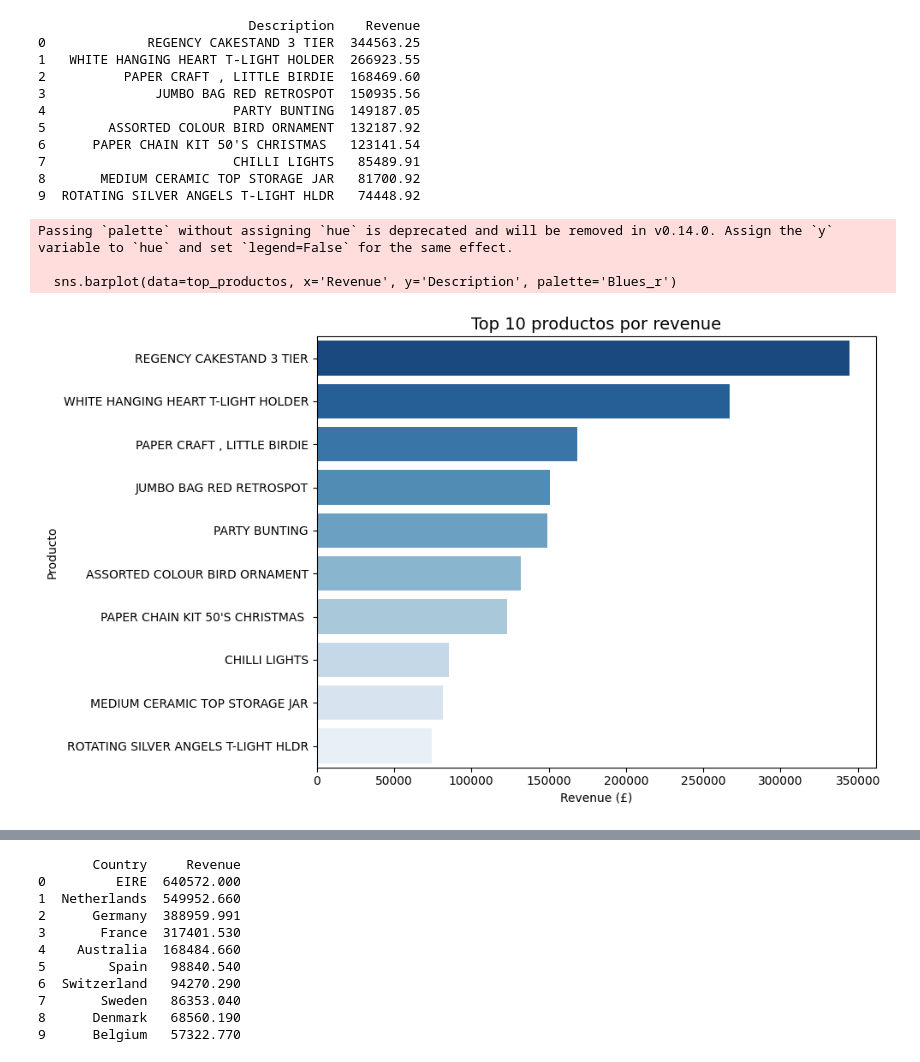
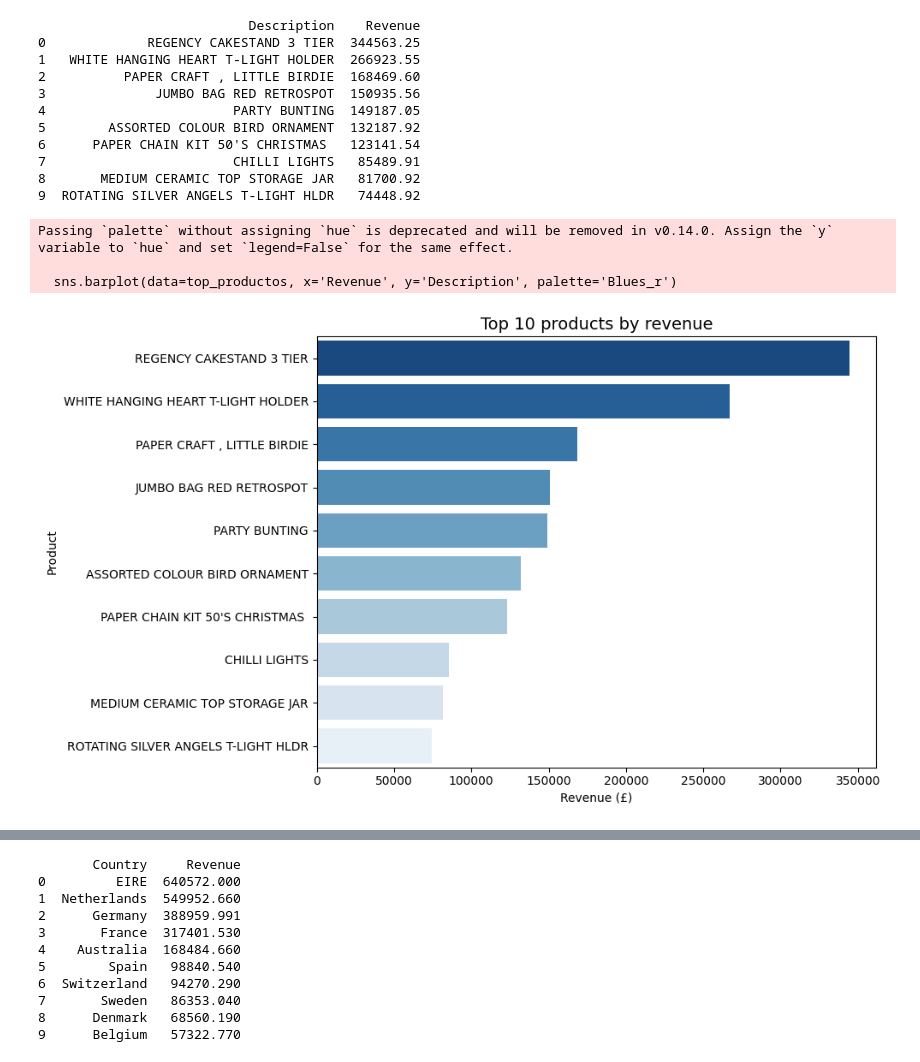
Before and after one commit to lucastellano/online_retail_analytics, a Jupyter notebook: Online_Retail.ipynb, the cells around one changed output, grey strips where cells are left out. Saved outputs shown, nothing was run; the diff lists cells and outputs as text; code cells hidden in the pictures.

```diff
--- a/Online_Retail.ipynb
+++ b/Online_Retail.ipynb
@@ -258,13 +301,13 @@ print(top_productos)
 # %%
 plt.figure(figsize=(10, 6))
 sns.barplot(data=top_productos, x='Revenue', y='Description', palette='Blues_r')
-plt.title('Top 10 productos por revenue', fontsize=14)
+plt.title('Top 10 products by revenue', fontsize=14)
 plt.xlabel('Revenue (£)')
-plt.ylabel('Producto')
+plt.ylabel('Product')
 plt.tight_layout()
 plt.show()
 # %% [output]
 Passing `palette` without assigning `hue` is deprecated and will be removed in v0.14.0. Assign the `y` variable to `hue` and set `legend=False` for the same effect.
 
   sns.barplot(data=top_productos, x='Revenue', y='Description', palette='Blues_r')
-[figure, old version]
+[figure, new version]
```
Also changed, not shown: parts of 33 cells of this notebook.
